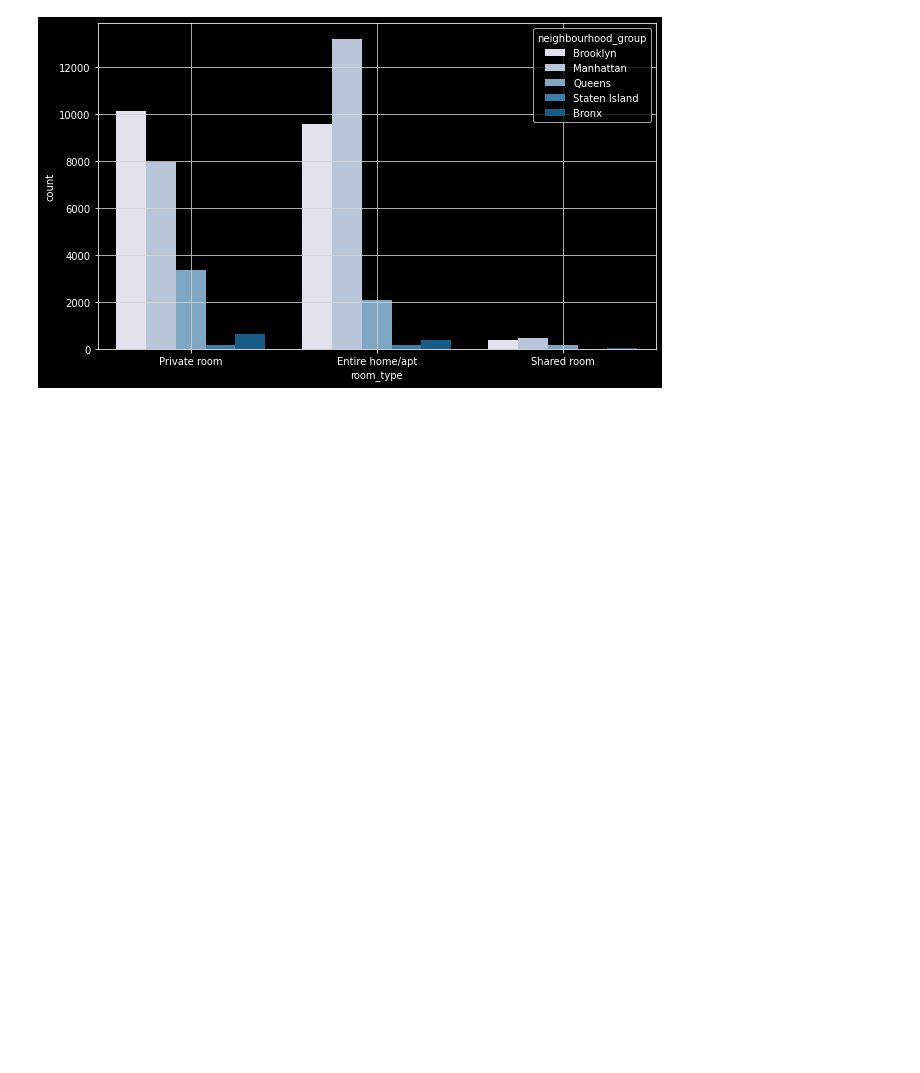
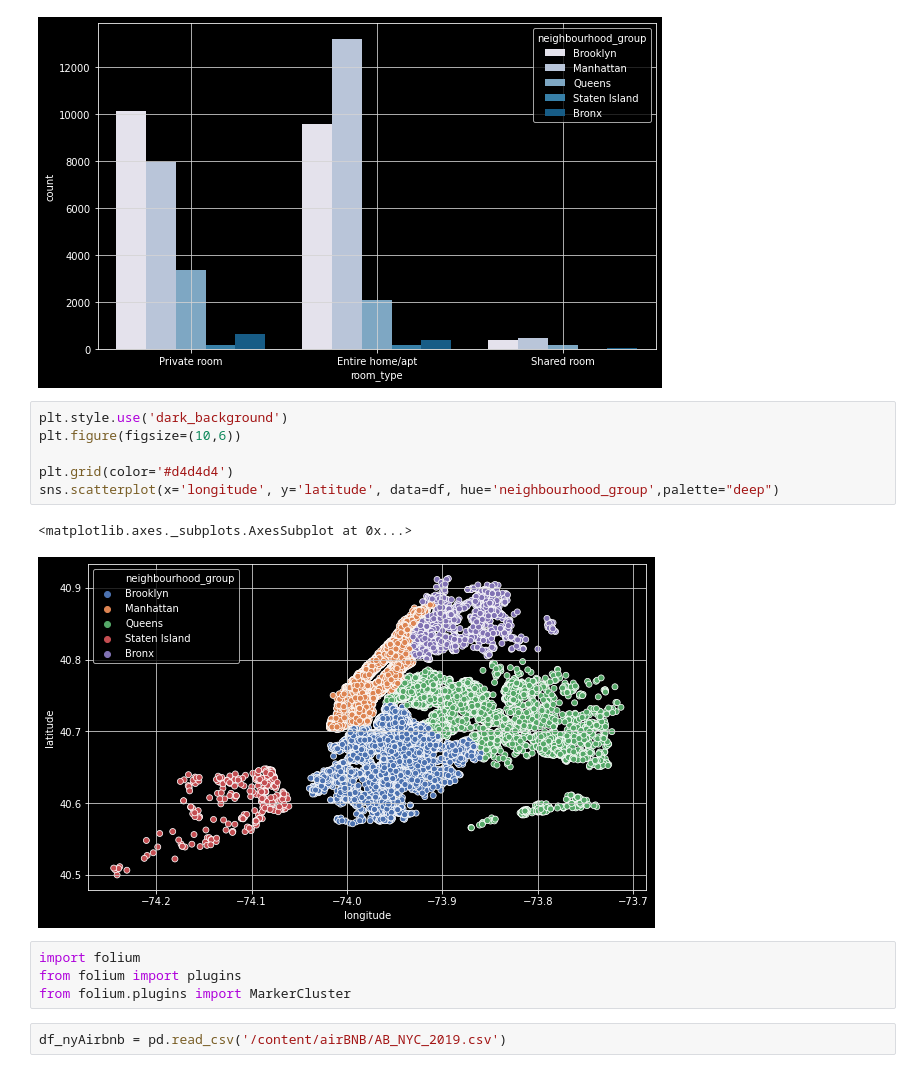
Before and after one commit to carlmaps/Visualizaion-Projects, a Jupyter notebook: NewYork_Airbnb.ipynb, the cells around one changed output. Drawn from its saved outputs; the diff is of its cells as text; blank space fills up the shorter version.

```diff
--- a/NewYork_Airbnb.ipynb
+++ b/NewYork_Airbnb.ipynb
@@ -267,3 +267,18 @@ sns.countplot(x='room_type', data=df, hue='neighbourhood_group', palette="PuBu")
 plt.grid(color='#d4d4d4')
 # %% [output]
 [figure]
+# %%
+plt.style.use('dark_background')
+plt.figure(figsize=(10,6))
+
+plt.grid(color='#d4d4d4')
+sns.scatterplot(x='longitude', y='latitude', data=df, hue='neighbourhood_group',palette="deep")
+# %% [output]
+<matplotlib.axes._subplots.AxesSubplot at 0x...>
+[figure, added]
+# %%
+import folium
+from folium import plugins
+from folium.plugins import MarkerCluster
+# %%
+df_nyAirbnb = pd.read_csv('/content/airBNB/AB_NYC_2019.csv')
```
Also changed, not shown: parts of 5 cells of this notebook.
